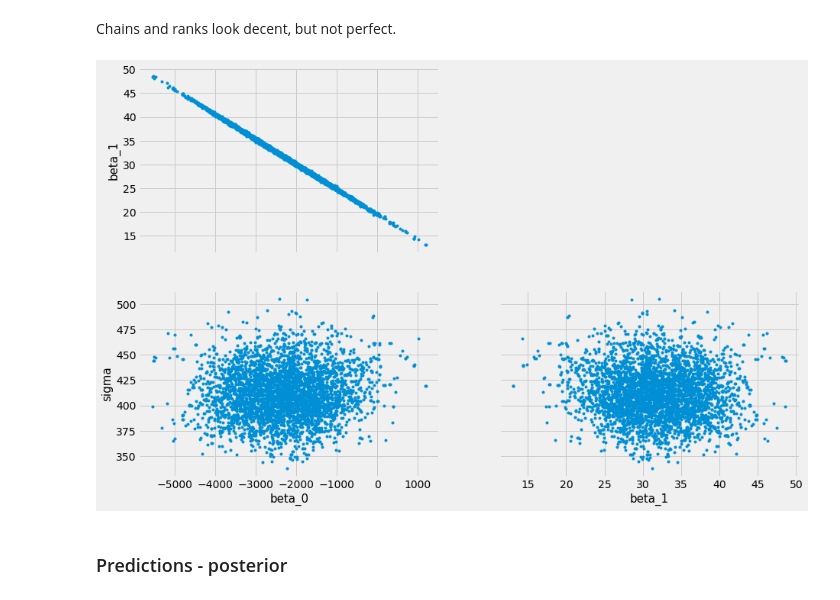
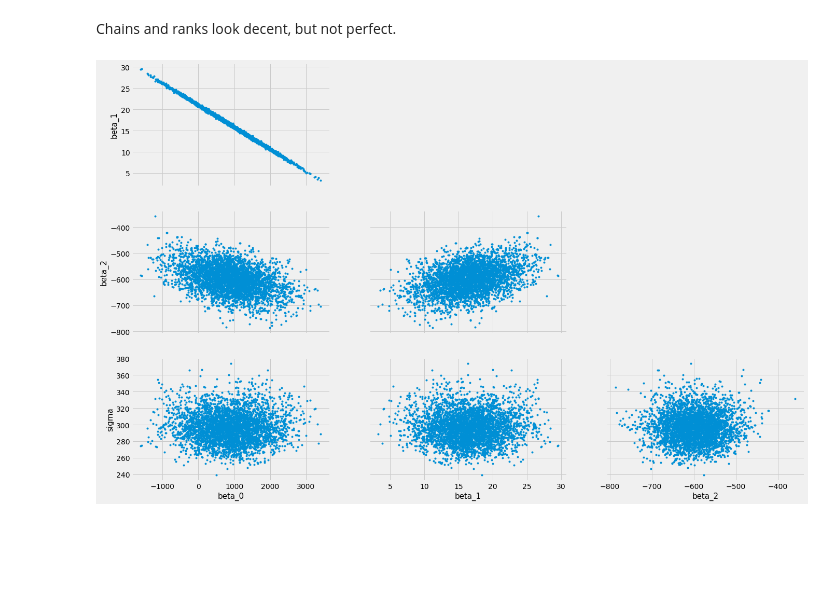
Before and after one commit to AlxndrMlk/bayesian-stuff, a Jupyter notebook: bayesian-modeling-exercises-and-notes/03 - Linear models IV - Multiple Regression (PyMC3).ipynb, the cells around one changed output. Saved outputs shown, nothing was run; the diff lists cells and outputs as text; code cells hidden in the pictures; blank space fills up the shorter version.

```diff
--- a/bayesian-modeling-exercises-and-notes/03 - Linear models IV - Multiple Regression (PyMC3).ipynb
+++ b/bayesian-modeling-exercises-and-notes/03 - Linear models IV - Multiple Regression (PyMC3).ipynb
@@ -123,9 +124,7 @@ plt.show()
 Chains and ranks look decent, but not perfect.
 # %%
 # Check divergences
-az.plot_pair(inference_data_adelie_flipper_reg, var_names=['beta_0', 'beta_1', 'sigma'], divergences=True)
+az.plot_pair(inference_data_adelie_flipper_reg, var_names=['beta_0', 'beta_1', 'beta_2', 'sigma'], divergences=True)
 plt.show()
 # %% [output]
-[figure, old version]
+[figure, new version]
-# %% [markdown]
-### Predictions - posterior
```
Also changed, not shown: parts of 12 cells of this notebook, 1 other file.
